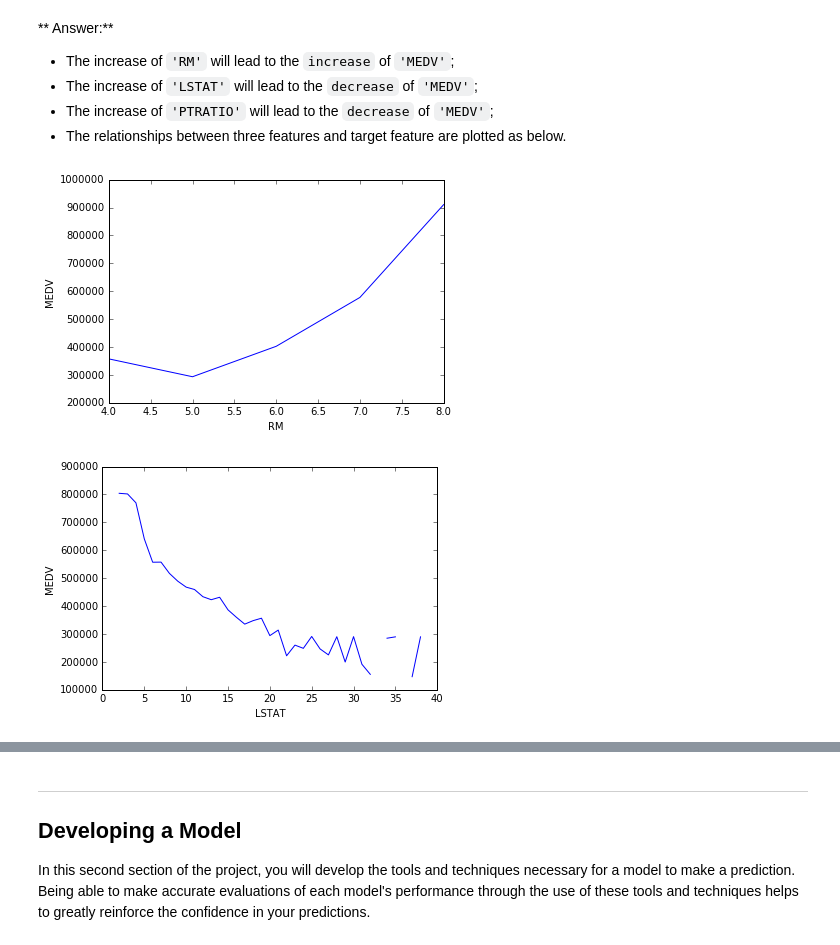
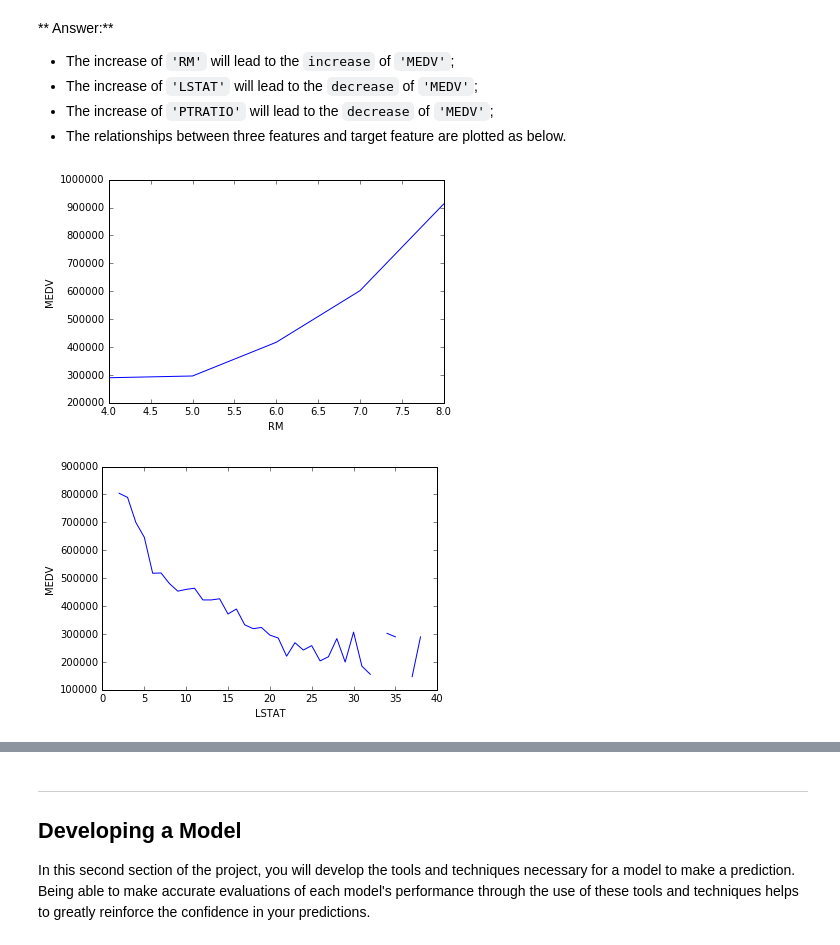
Before and after one commit to apmfifty/machine-learning, a Jupyter notebook: projects/boston_housing/boston_housing.ipynb, the cells around one changed output, grey strips where cells are left out. Drawn from its saved outputs; the diff is of its cells as text; code cells hidden in the pictures.

```diff
--- a/projects/boston_housing/boston_housing.ipynb
+++ b/projects/boston_housing/boston_housing.ipynb
@@ -99,19 +99,19 @@ _Using your intuition, for each of the three features above, do you think that a
 # %%
 #round each feature in the data
 round_data=data.round(0)
 #calc the average MEDV for each RM
 max_RM=np.max(round_data.RM)
 min_RM=np.min(round_data.RM)
 range_RM=range((int(min_RM)),int(max_RM+1),1)
 average_RM=[]
 for ii in range_RM:
-    average_RM.append(np.average(round_data.MEDV[round_data.RM==ii]))
+    average_RM.append(np.median(round_data.MEDV[round_data.RM==ii]))
 plt.plot(range_RM,average_RM)
 plt.xlabel('RM')
 plt.ylabel('MEDV')
 plt.show()
 # %% [output]
-[figure, old version]
+[figure, new version]
 # %%
 #calc the average MEDV for each LSTAT
 max_LSTAT=np.max(round_data.LSTAT)
@@ -119,13 +119,13 @@ min_LSTAT=np.min(round_data.LSTAT)
 range_LSTAT=range((int(min_LSTAT)),int(max_LSTAT+1),1)
 average_LSTAT=[]
 for ii in range_LSTAT:
-    average_LSTAT.append(np.average(round_data.MEDV[round_data.LSTAT==ii]))
+    average_LSTAT.append(np.median(round_data.MEDV[round_data.LSTAT==ii]))
 plt.plot(range_LSTAT,average_LSTAT)
 plt.xlabel('LSTAT')
 plt.ylabel('MEDV')
 plt.show()
 # %% [output]
-[figure, old version]
+[figure, new version]
 # %%
 #calc the average MEDV for each PTRATIO
 max_PTRATIO=np.max(round_data.PTRATIO)
```
Also changed, not shown: parts of 7 cells of this notebook, 1 other file.
